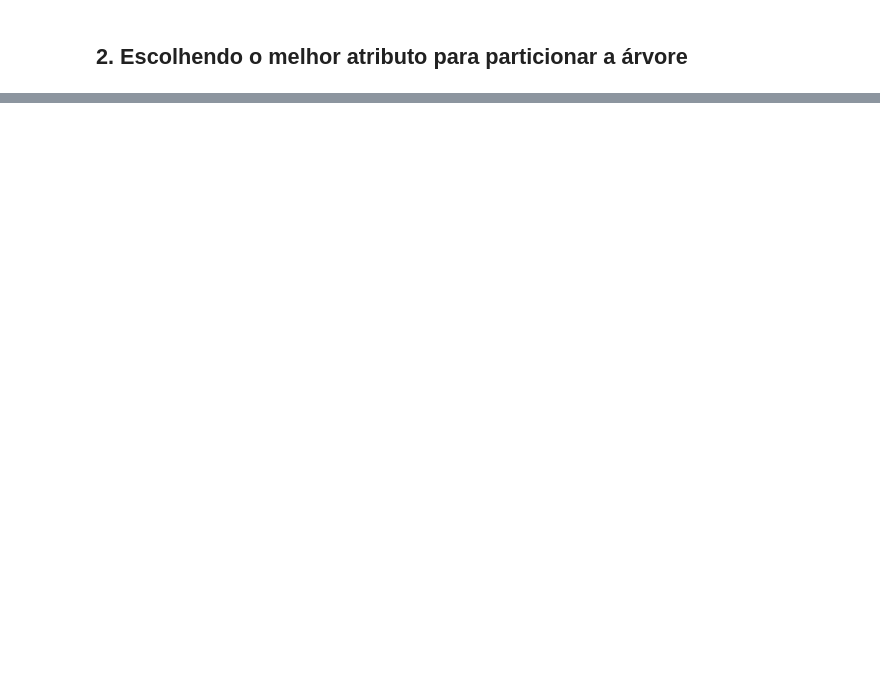
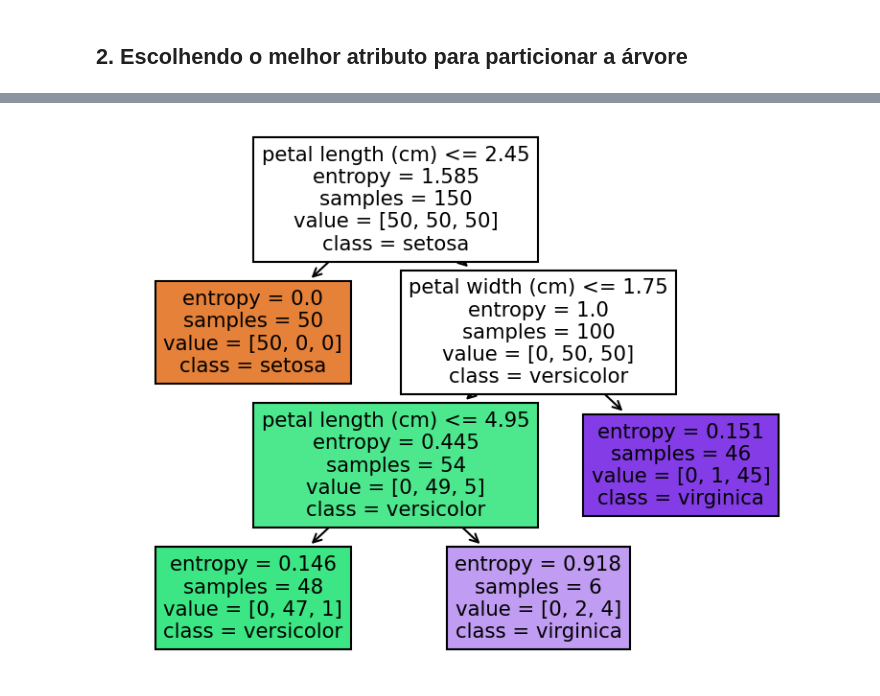
Before and after one commit to smastelini/eng-soft-ml-uel, a Jupyter notebook: aula-5.ipynb, the cells around one changed output, grey strips where cells are left out. Drawn from its saved outputs; the diff is of its cells as text; code cells hidden in the pictures; blank space fills up the shorter version.

```diff
--- a/aula-5.ipynb
+++ b/aula-5.ipynb
@@ -182,0 +314,9 @@ plt.show()
+# %%
+dt = DecisionTreeClassifier(criterion="entropy", ccp_alpha=0.05)
+dt.fit(X, y)
+
+plt.figure(dpi=150)
+plot_tree(dt, feature_names=X.columns, class_names=["setosa", "versicolor", "virginica"], filled=True)
+plt.show()
+# %% [output]
+[figure, added]
```
Also changed, not shown: parts of 58 cells of this notebook, 1 other file.
